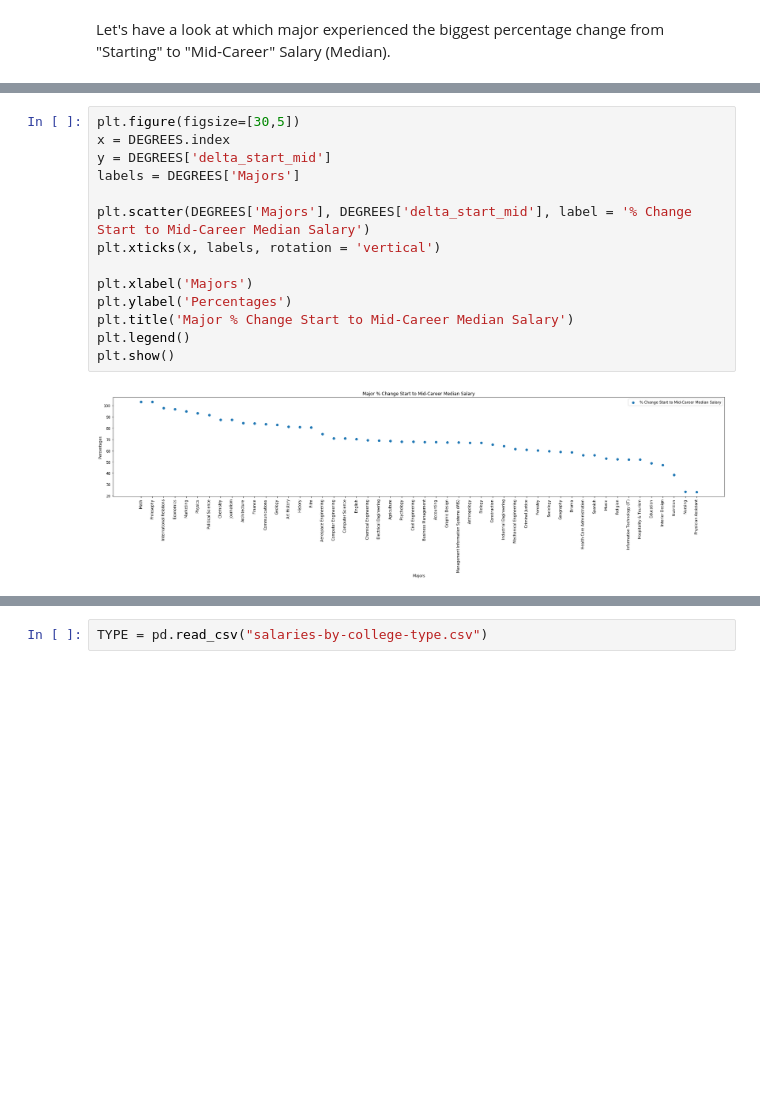
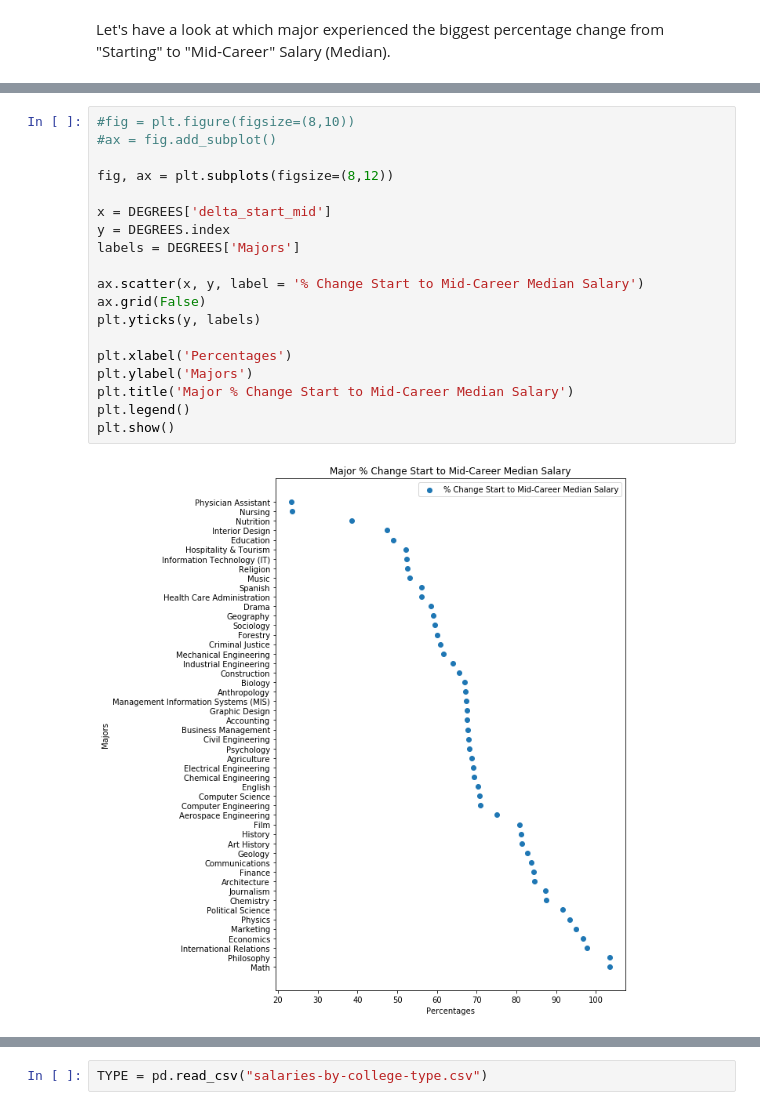
Before and after one commit to LyuboKushev/college-attendance-usa, a Jupyter notebook: Where It Pays to Attend College.ipynb, the cells around one changed output, grey strips where cells are left out. Saved outputs shown, nothing was run; the diff lists cells and outputs as text; blank space fills up the shorter version.

```diff
--- a/Where It Pays to Attend College.ipynb
+++ b/Where It Pays to Attend College.ipynb
@@ -122,18 +126,23 @@ DEGREES.head()
 | 3 | 17 | Economics | 50100.0 | 98600.0 | 96.8 | 50600.0 | 70600.0 | 145000.0 | 210000.0 |
 | 4 | 36 | Marketing | 40800.0 | 79600.0 | 95.1 | 42100.0 | 55600.0 | 119000.0 | 175000.0 |
 # %%
-plt.figure(figsize=[30,5])
-x = DEGREES.index
-y = DEGREES['delta_start_mid']
+#fig = plt.figure(figsize=(8,10))
+#ax = fig.add_subplot()
+
+fig, ax = plt.subplots(figsize=(8,12))
+
+x = DEGREES['delta_start_mid']
+y = DEGREES.index
 labels = DEGREES['Majors']
 
-plt.scatter(DEGREES['Majors'], DEGREES['delta_start_mid'], label = '% Change Start to Mid-Career Median Salary')
-plt.xticks(x, labels, rotation = 'vertical')
+ax.scatter(x, y, label = '% Change Start to Mid-Career Median Salary')
+ax.grid(False)
+plt.yticks(y, labels)
 
-plt.xlabel('Majors')
-plt.ylabel('Percentages')
+plt.xlabel('Percentages')
+plt.ylabel('Majors')
 plt.title('Major % Change Start to Mid-Career Median Salary')
 plt.legend()
 plt.show()
 # %% [output]
-[figure, old version]
+[figure, new version]
```
Also changed, not shown: parts of 9 cells of this notebook.
